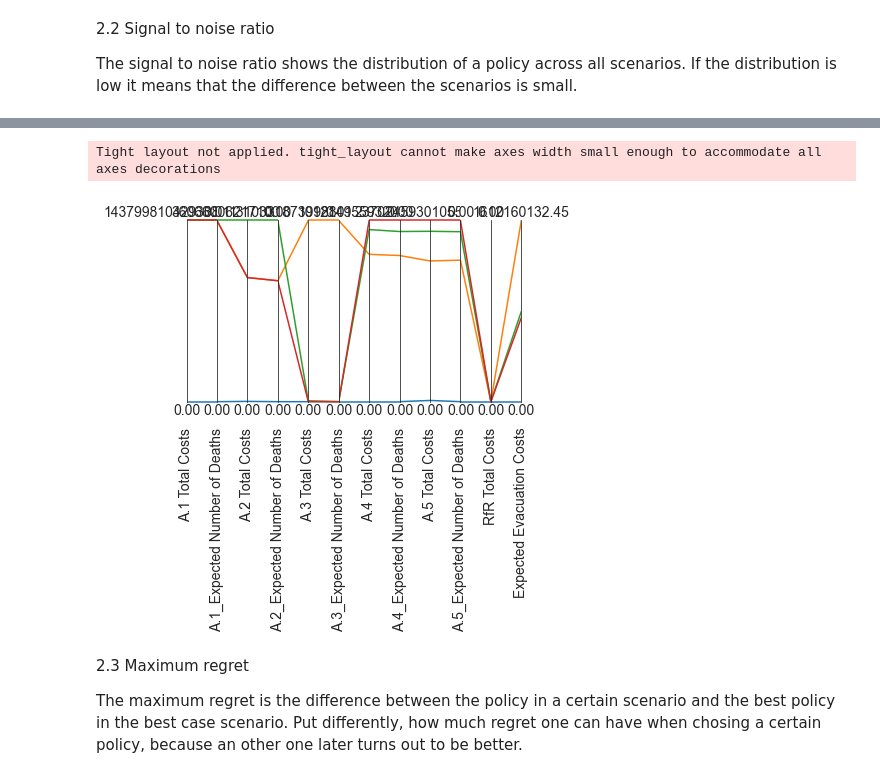
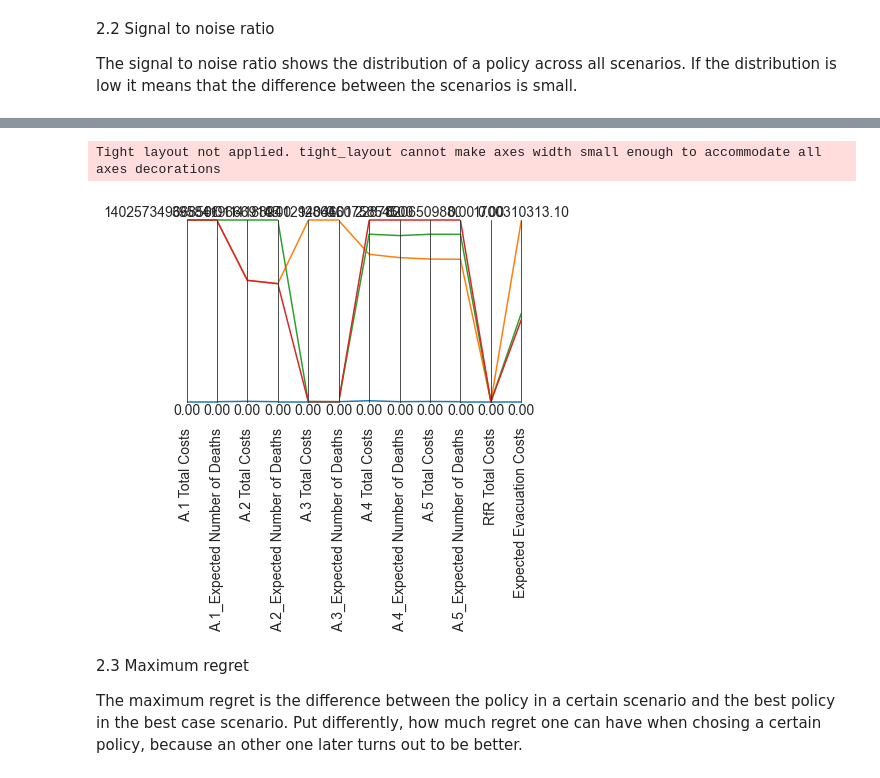
Before and after one commit to hannadenekamp/modelbased, a Jupyter notebook: 2.Robustness.ipynb, the cells around one changed output, grey strips where cells are left out. Drawn from its saved outputs; the diff is of its cells as text; code cells hidden in the pictures.

```diff
--- a/2.Robustness.ipynb
+++ b/2.Robustness.ipynb
@@ -229,7 +229,7 @@ else:
         results4 = evaluator.robust_optimize(robustnes_functions, scenarios, nfe=nfe,
                                                          convergence=convergence, epsilons=epsilons)
     #Save results in Pickle file
-    with open("data/moro_results4.pickle","wb") as filehandler:
+    with open("data/moro_results7.pickle","wb") as filehandler:
         pickle.dump(results4, filehandler)
 archive1, convergence = results4
 # %%
@@ -337,7 +342,7 @@ for i, policy in policies.iterrows():
 #Performing the experiments
 n_scenarios = 1000
 model, _ = get_model_for_problem_formulation(3)
-use_pickle6 = False
+use_pickle6 = True
 if use_pickle6:
     with open('data/opt_analysis.pickle', 'rb') as filehandler:
         results = pickle.load(filehandler)
@@ -359,7 +364,8 @@ policy_dict = {
     'Policy_Dike_10dm_RfR_20_EWS_0d': 'Policy 4: Dike',
     'Policy_Dike_10dm_RfR_20_EWS_4d': 'Policy 5: Dike+EWS',
     'Policy_Dike_10dm_RfR_21_EWS_0d': 'Policy 6: Dike+RfR',
-    'Policy_Dike_10dm_RfR_21_EWS_4d': 'Policy 7: Dike+RfR+EWS'
+    'Policy_Dike_10dm_RfR_21_EWS_4d': 'Policy 7: Dike+RfR+EWS',
+    '0': 'Optimization policy'
     }
 # %%
 #selecting only the columns giving information about costs and deaths
@@ -455,21 +461,22 @@ scores
 # %%
 #plots the s/n ratio
 data = scores
 limits = parcoords.get_limits(data)
 limits.loc[0, ['A.1 Total Costs', 'A.1_Expected Number of Deaths', 'A.2 Total Costs',
        'A.2_Expected Number of Deaths', 'A.3 Total Costs',
        'A.3_Expected Number of Deaths', 'A.4 Total Costs',
        'A.4_Expected Number of Deaths', 'A.5 Total Costs',
        'A.5_Expected Number of Deaths', 'RfR Total Costs',
-       'Expected Evacuation Costs']] = 0
+       'Expected Evacuation Costs'
+       ]] = 0
 
 paraxes = parcoords.ParallelAxes(limits)
 paraxes.plot(data)
 #paraxes.invert_axis('max_P')
 plt.show()
 # %% [output]
 Tight layout not applied. tight_layout cannot make axes width small enough to accommodate all axes decorations
-[figure, old version]
+[figure, new version]
 # %%
 #Resetting the index
 data.reset_index(inplace=True, drop=True)
```
Also changed, not shown: parts of 5 cells of this notebook, 18 other files.
